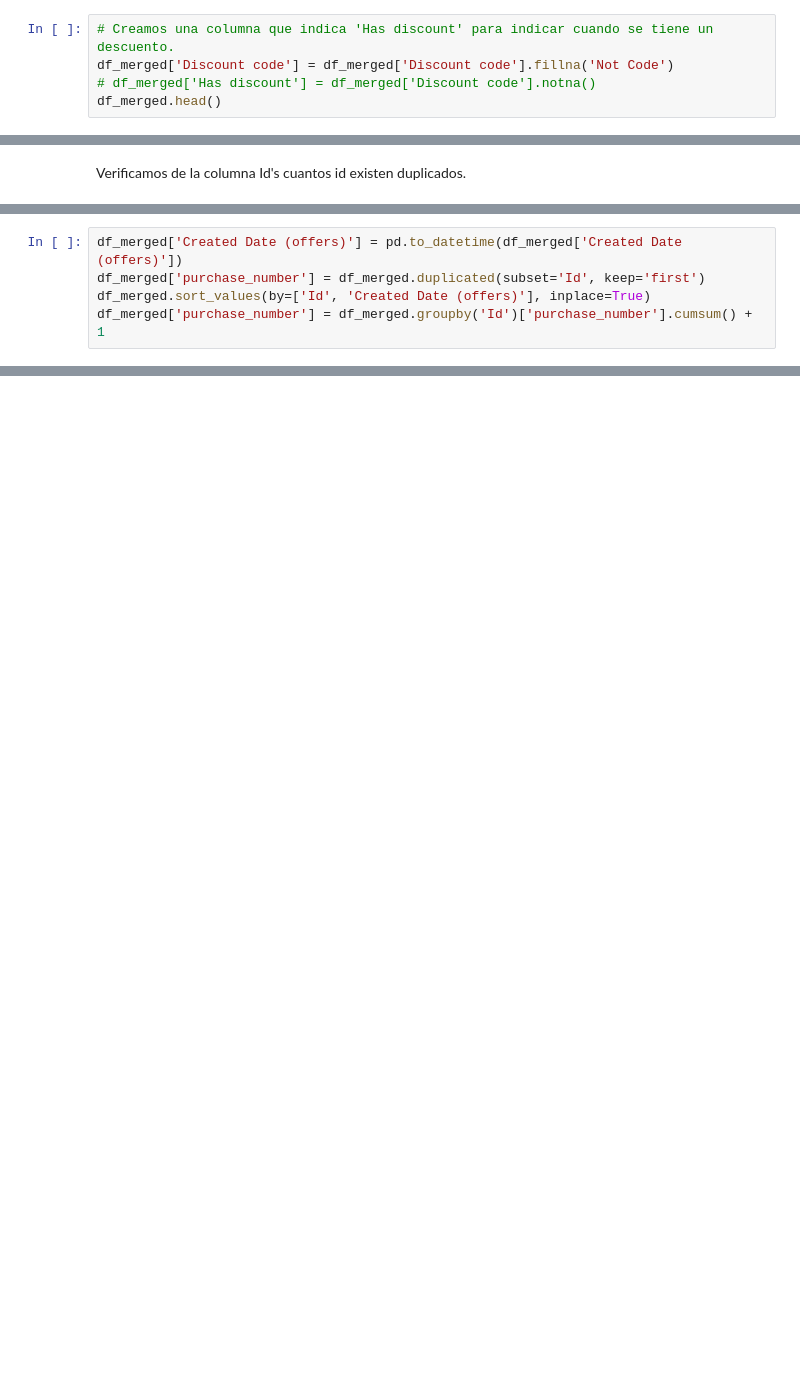
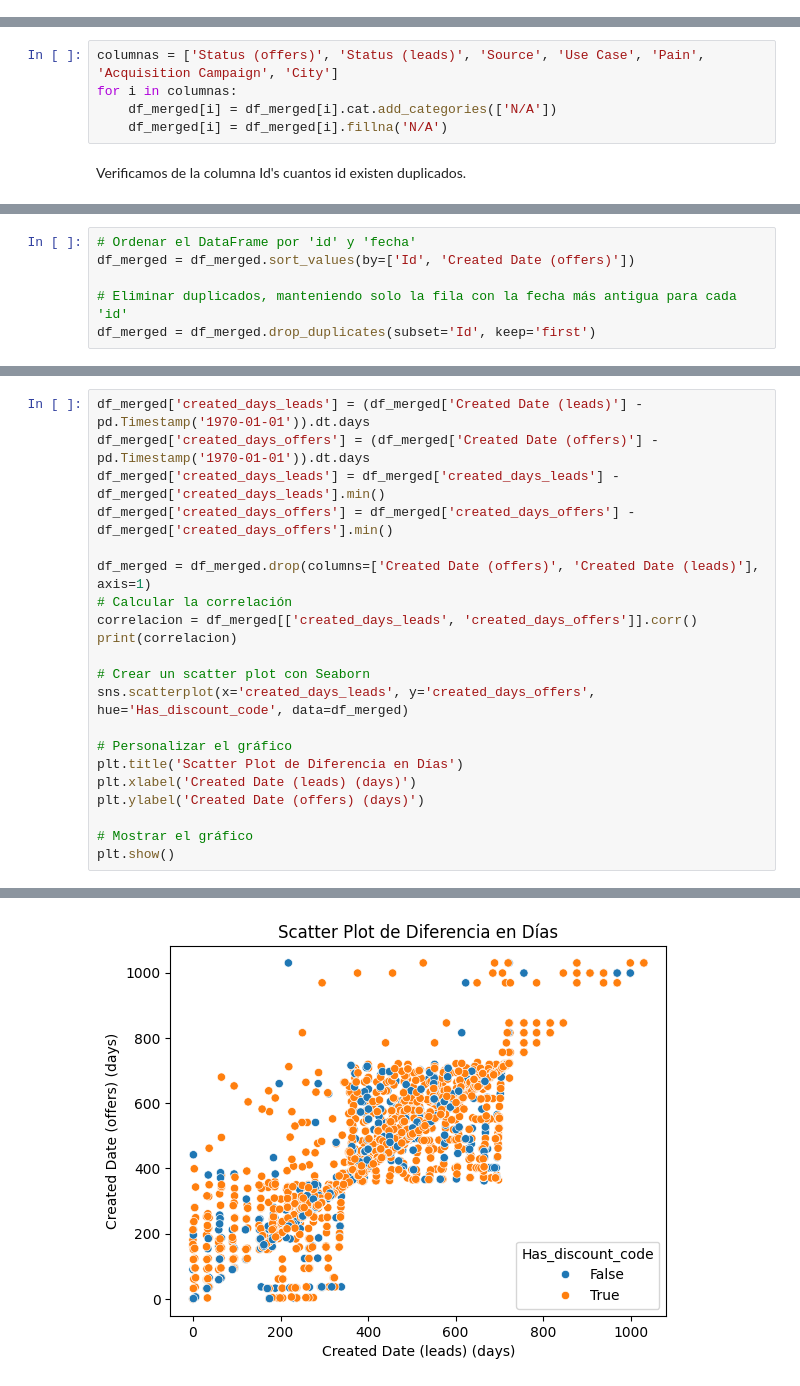
Before and after one commit to jadiazm/Test-Date-Scientist-2023, a Jupyter notebook: EDA.ipynb, the cells around one changed output, grey strips where cells are left out. Cells and saved outputs as stored; diff of their text form; blank space fills up the shorter version.

```diff
--- a/EDA.ipynb
+++ b/EDA.ipynb
@@ -213,5 +254,0 @@ La columna 'Discount code' nos indica un descuento. Podemos reemplazar los valor
-# %%
-# Creamos una columna que indica 'Has discount' para indicar cuando se tiene un descuento.
-df_merged['Discount code'] = df_merged['Discount code'].fillna('Not Code')
-# df_merged['Has discount'] = df_merged['Discount code'].notna()
-df_merged.head()
@@ -244,3 +342,8 @@ dtype: int64
+# %%
+columnas = ['Status (offers)', 'Status (leads)', 'Source', 'Use Case', 'Pain', 'Acquisition Campaign', 'City']
+for i in columnas:
+    df_merged[i] = df_merged[i].cat.add_categories(['N/A'])
+    df_merged[i] = df_merged[i].fillna('N/A')
 # %% [markdown]
 Verificamos de la columna Id's cuantos id existen duplicados.
 # %%
@@ -255,5 +355,0 @@ Estos Id serían clientes que han comprado más de una vez, clientes que han des
-# %%
-df_merged['Created Date (offers)'] = pd.to_datetime(df_merged['Created Date (offers)'])
-df_merged['purchase_number'] = df_merged.duplicated(subset='Id', keep='first')
-df_merged.sort_values(by=['Id', 'Created Date (offers)'], inplace=True)
-df_merged['purchase_number'] = df_merged.groupby('Id')['purchase_number'].cumsum() + 1
@@ -320,0 +358,6 @@ offers_df['Id'].isnull().sum()
+# %%
+# Ordenar el DataFrame por 'id' y 'fecha'
+df_merged = df_merged.sort_values(by=['Id', 'Created Date (offers)'])
+
+# Eliminar duplicados, manteniendo solo la fila con la fecha más antigua para cada 'id'
+df_merged = df_merged.drop_duplicates(subset='Id', keep='first')
@@ -320,0 +384,22 @@ offers_df['Id'].isnull().sum()
+# %%
+df_merged['created_days_leads'] = (df_merged['Created Date (leads)'] - pd.Timestamp('1970-01-01')).dt.days
+df_merged['created_days_offers'] = (df_merged['Created Date (offers)'] - pd.Timestamp('1970-01-01')).dt.days
+df_merged['created_days_leads'] = df_merged['created_days_leads'] - df_merged['created_days_leads'].min()
+df_merged['created_days_offers'] = df_merged['created_days_offers'] - df_merged['created_days_offers'].min()
+
+df_merged = df_merged.drop(columns=['Created Date (offers)', 'Created Date (leads)'], axis=1)
+# Calcular la correlación
+correlacion = df_merged[['created_days_leads', 'created_days_offers']].corr()
+print(correlacion)
+
+# Crear un scatter plot con Seaborn
+sns.scatterplot(x='created_days_leads', y='created_days_offers', hue='Has_discount_code', data=df_merged)
+
+# Personalizar el gráfico
+plt.title('Scatter Plot de Diferencia en Días')
+plt.xlabel('Created Date (leads) (days)')
+plt.ylabel('Created Date (offers) (days)')
+
+# Mostrar el gráfico
+plt.show()
+# %% [output]
@@ -320,0 +409 @@ offers_df['Id'].isnull().sum()
+[figure, added]
```
Also changed, not shown: parts of 77 cells of this notebook, 2 other files.
